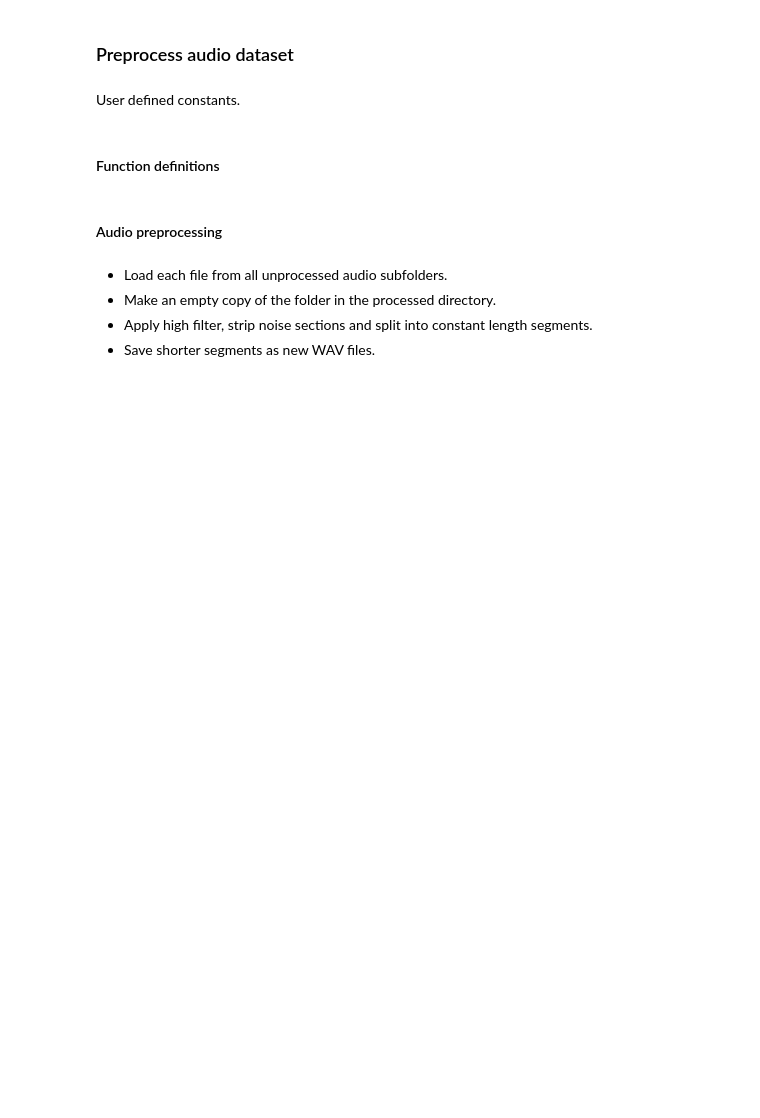
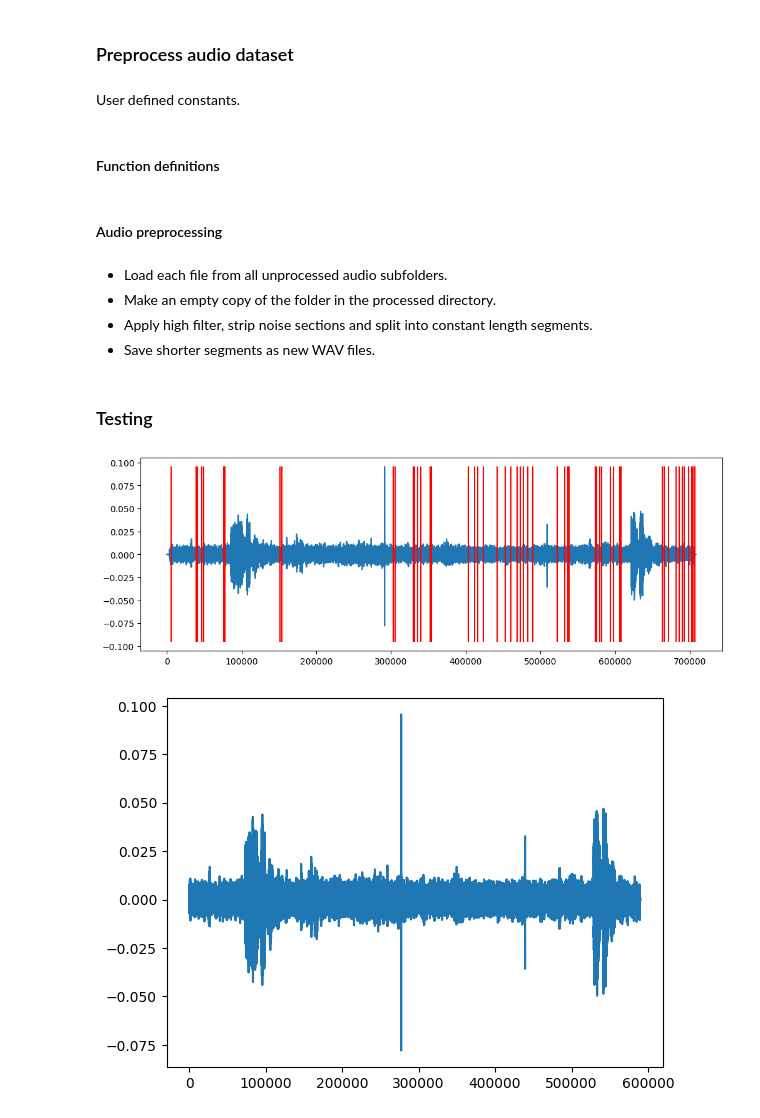
Before and after one commit to MatiasCarbone/ornithologist, a Jupyter notebook: notebooks/03-gbif_argentinian_birds.ipynb, the cells around one changed output. Cells and saved outputs as stored; diff of their text form; code cells hidden in the pictures; blank space fills up the shorter version.

```diff
--- a/notebooks/03-gbif_argentinian_birds.ipynb
+++ b/notebooks/03-gbif_argentinian_birds.ipynb
@@ -135,8 +136,8 @@ def apply_butter_highpass(data, cutoff, fs, order=5):
     y = signal.filtfilt(b, a, data)
     return y
 # %%
-def remove_silence(signal, thresh=20, hop=1024, plot=False):
-  splits = li.effects.split(y=signal, top_db=thresh, frame_length=(hop * 4), hop_length=hop)
+def remove_silence(signal, thresh=18, hop=2048, plot=False):
+  splits = li.effects.split(y=signal, top_db=thresh, frame_length=(hop * 2), hop_length=hop)
 
   # For fine-tuning purposes
   if plot:
@@ -208,7 +209,7 @@ for sub in subfolders:
     y, sr = li.load(file_path, sr=SAMPLE_RATE, mono=True, res_type='soxr_lq')
 
     # Apply high-pass filter
-    y = apply_butter_highpass(data=y, cutoff=800, fs=SAMPLE_RATE, order=6)
+    y = apply_butter_highpass(data=y, cutoff=1000, fs=SAMPLE_RATE, order=6)
 
     # Delete silent sections
     y = remove_silence(y, plot=False)
@@ -220,3 +221,17 @@ for sub in subfolders:
     for i, segment in enumerate(audio_segments):
       new_filename = f.split('.')[0] + '_' + str(i) + '.wav'
       sf.write(p_subfolder + new_filename, segment, SAMPLE_RATE, subtype='PCM_16')
+# %% [markdown]
+### Testing
+# %%
+path = r'C:\Users\matia\Desktop\ornithologist\datasets\xeno-canto_argentina\unprocessed_audio_files\Common Potoo\Common Potoo_483746.mp3'
+y, sr = li.load(path, sr=16000, mono=True)
+
+splitted = remove_silence(y, thresh=18, hop=2048, plot=True)
+
+plt.figure()
+plt.plot(splitted)
+plt.show()
+# %% [output]
+[figure, added]
+[figure, added]
```
Also changed, not shown: parts of 3 cells of this notebook.
